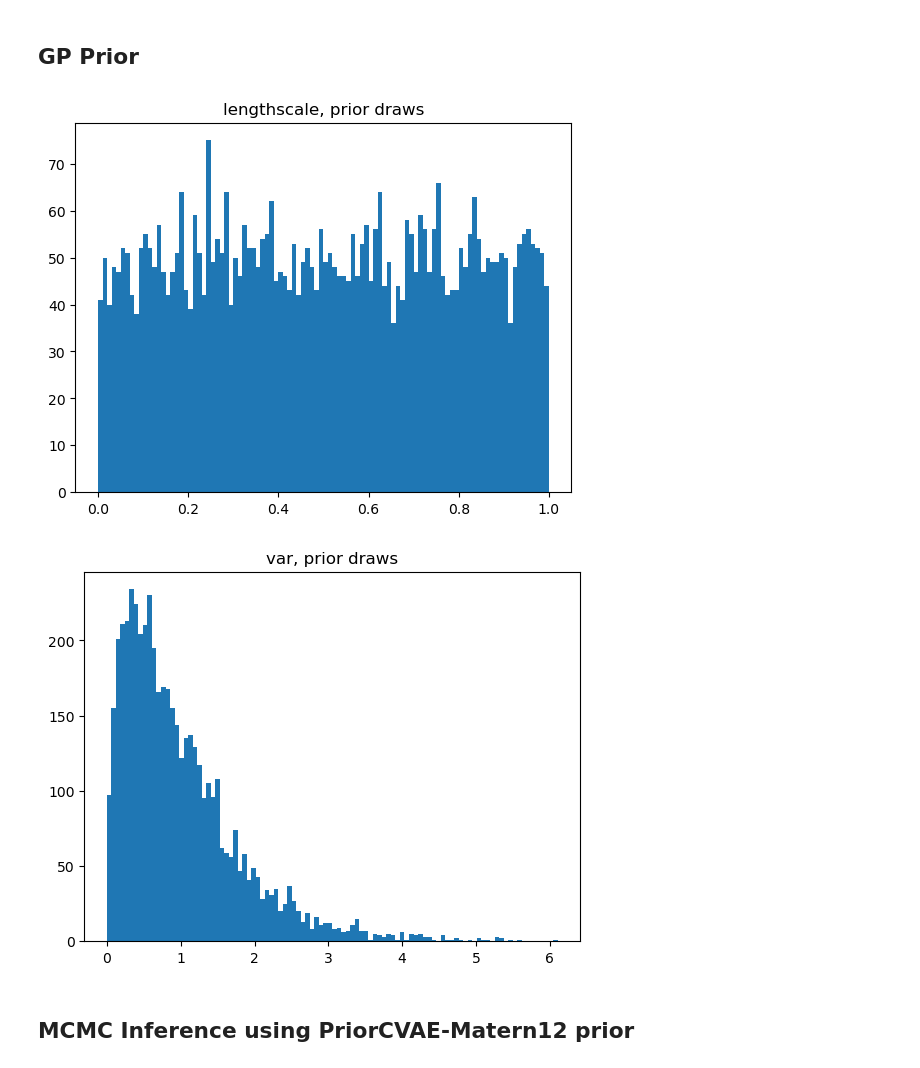
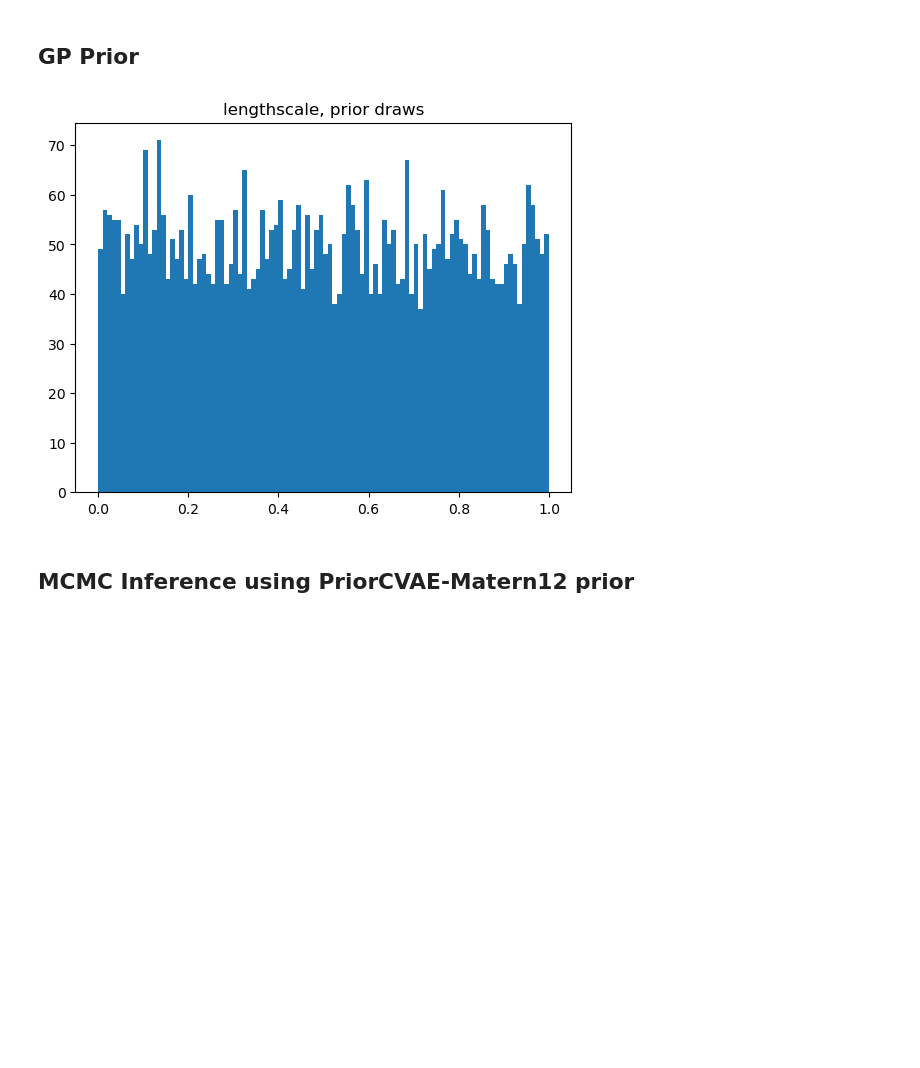
Before and after one commit to elizavetasemenova/PriorCVAE_JAX, a Jupyter notebook: experiments/zimbabwe/notebooks/zimbabwe_cvae_inference_Matern12.ipynb, the cells around one changed output. Saved outputs shown, nothing was run; the diff lists cells and outputs as text; code cells hidden in the pictures; blank space fills up the shorter version.

```diff
--- a/experiments/zimbabwe/notebooks/zimbabwe_cvae_inference_Matern12.ipynb
+++ b/experiments/zimbabwe/notebooks/zimbabwe_cvae_inference_Matern12.ipynb
@@ -63,7 +63,7 @@ plt.show()
 # %% [markdown]
 ## Define model - PriorCVAE
 # %%
-output_dir = "../outputs/ojil6bsd"
+output_dir = "../outputs/b5xpod37"
 data_path = "../data/zwe2016phia.geojson"
 n_samples = 1000
 # %%
@@ -82,20 +82,22 @@ output_dim = trained_decoder_params["dec_out"]["bias"].shape[0]
 hidden_dim = trained_decoder_params["dec_hidden_0"]["bias"].shape[0]
 decoder = MLPDecoder(hidden_dim=hidden_dim, out_dim=output_dim, activations=dec_activation_fn)
 # %%
-def model_centroids(latent_dim, n_obs=None, y=None):
+def model_centroids(latent_dim, n_obs=None, y=None, lengthscale=None):
 
     # fixed effects
     #b0 = numpyro.sample('b0', npdist.Normal(0, 1))
 
     #lengthscale = numpyro.sample("lengthscale", npdist.Gamma(2,4))
-    lengthscale = numpyro.sample("lengthscale", npdist.Uniform(0,1))
+    if lengthscale is None:
+        lengthscale = numpyro.sample("lengthscale", npdist.Uniform(0,1))
+
     c = jnp.array([lengthscale])
 
-    kernel_var = numpyro.sample("variance", npdist.Gamma(1.5, 1.5))
+    kernel_var = 0.77 #numpyro.sample("variance", npdist.Gamma(1.5, 1.5))
 
     z = numpyro.sample("z", npdist.Normal(jnp.zeros(latent_dim), jnp.ones(latent_dim)))
     z = jnp.concatenate([z, c])
-    f = decoder.apply({'params': trained_decoder_params}, z)
+    f = numpyro.deterministic('f', decoder.apply({'params': trained_decoder_params}, z))
 
     re = numpyro.deterministic('re', kernel_var * f)
 
@@ -115,20 +117,19 @@ data['n_obs'] = round(data['n_obs']).astype(int)
 # %%
 rng_key, rng_key_ = jax.random.split(jax.random.PRNGKey(random.randint(0, 9999)))
 gp_predictive = Predictive(model_centroids, num_samples=5000)
 gp_preds = gp_predictive(rng_key_, latent_dim=latent_dim, n_obs = jnp.array(data.n_obs))
 
 ls_prior_draws = gp_preds['lengthscale']
 plt.hist(ls_prior_draws, bins=100)
 plt.title('lengthscale, prior draws')
 plt.show()
 
-kernel_var_prior = gp_preds['variance']
-plt.hist(kernel_var_prior, bins=100)
-plt.title('var, prior draws')
-plt.show()
+# kernel_var_prior = gp_preds['variance']
+# plt.hist(kernel_var_prior, bins=100)
+# plt.title('var, prior draws')
+# plt.show()
 # %% [output]
-[figure, old version]
+[figure, new version]
-[figure, removed]
 # %% [markdown]
 ## MCMC Inference using PriorCVAE-Matern12 prior
 # %%
```
Also changed, not shown: parts of 7 cells of this notebook, 4 other files.
